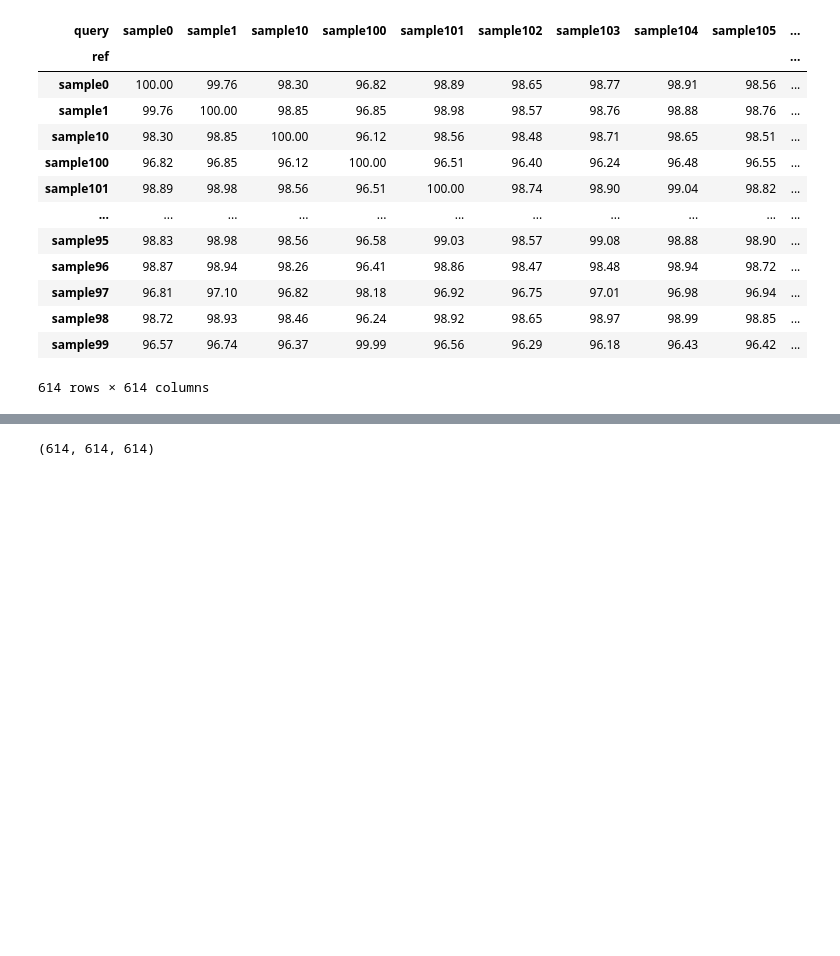
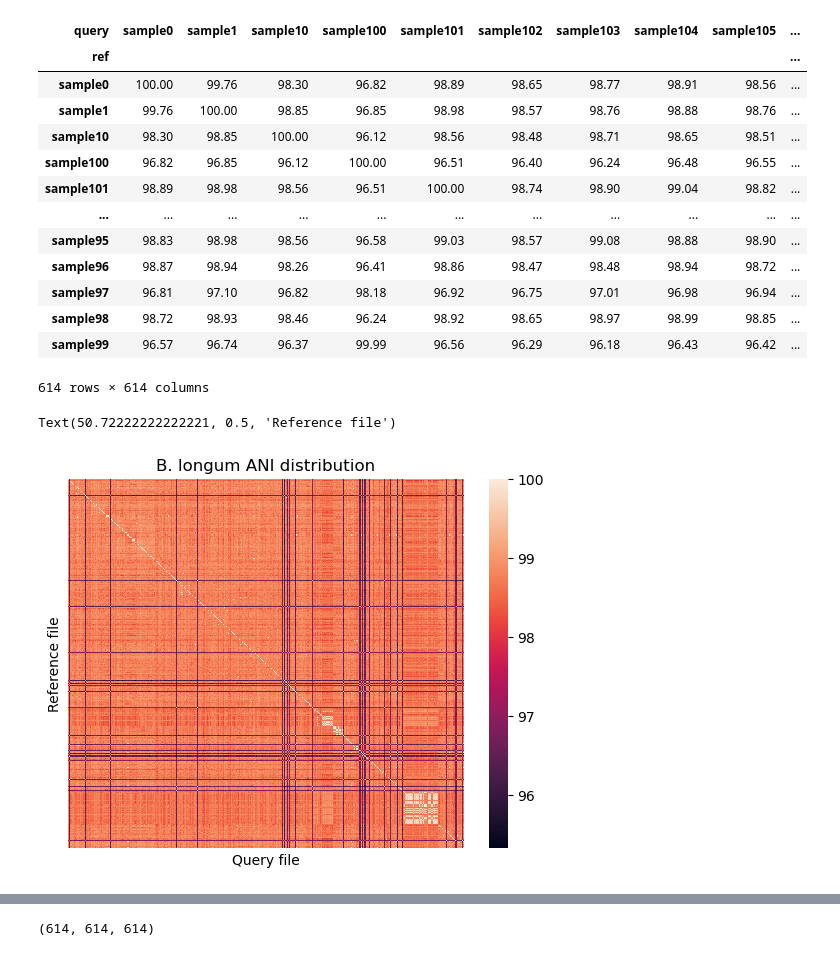
Before and after one commit to annaliese8/PopGenStats_Project, a Jupyter notebook: longum_tool_comparison.ipynb, the cells around one changed output, grey strips where cells are left out. Cells and saved outputs as stored; diff of their text form; code cells hidden in the pictures; blank space fills up the shorter version.

```diff
--- a/longum_tool_comparison.ipynb
+++ b/longum_tool_comparison.ipynb
@@ -434,6 +435,16 @@ new_skani_matrix
 | sample98 | 98.72 | 98.93 | 98.46 | 96.24 | 98.92 | 98.65 | 98.97 | 98.99 | 98.85 | ... |
 | sample99 | 96.57 | 96.74 | 96.37 | 99.99 | 96.56 | 96.29 | 96.18 | 96.43 | 96.42 | ... |
 614 rows × 614 columns
+# %%
+sns.heatmap(new_skani_matrix)
+plt.xticks(ticks=[], labels=[])
+plt.yticks(ticks=[], labels=[])
+plt.title('B. longum ANI distribution')
+plt.xlabel('Query file')
+plt.ylabel('Reference file')
+# %% [output]
+Text(50.72222222222221, 0.5, 'Reference file')
+[figure, added]
 # %%
 parsnp_diagonal_data = []
 for sample in parsnp_sample_names:
```
Also changed, not shown: parts of 4 cells of this notebook, 3 other files.
